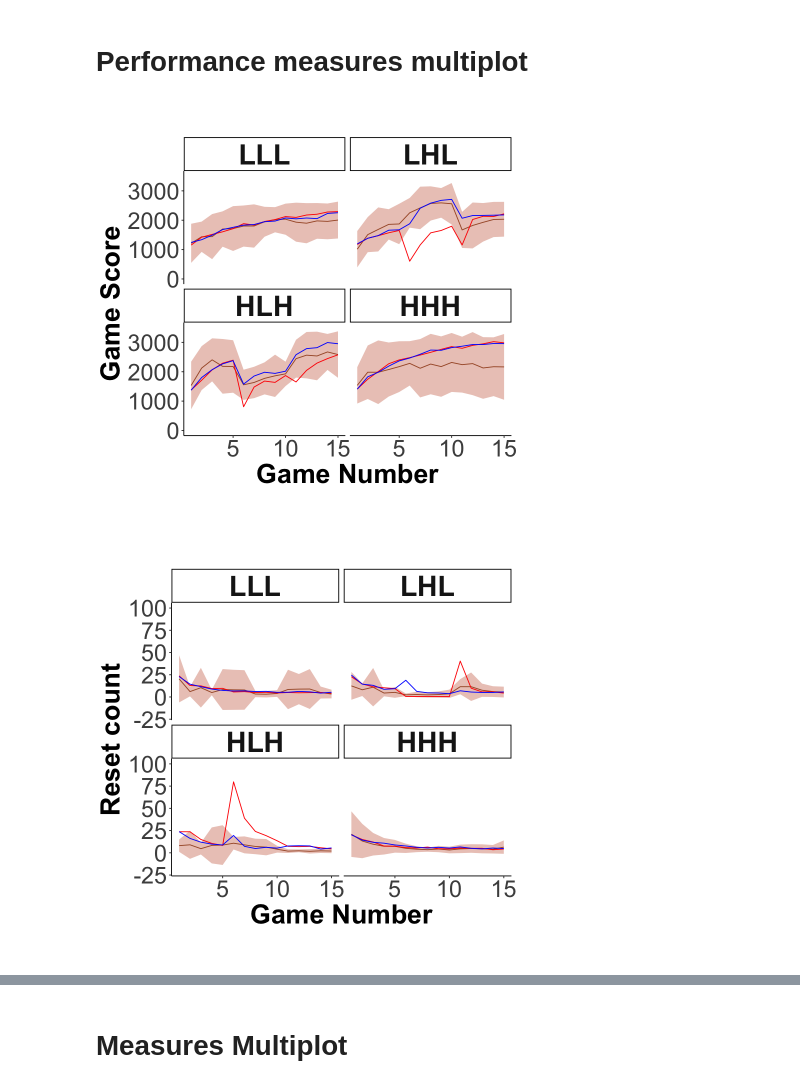
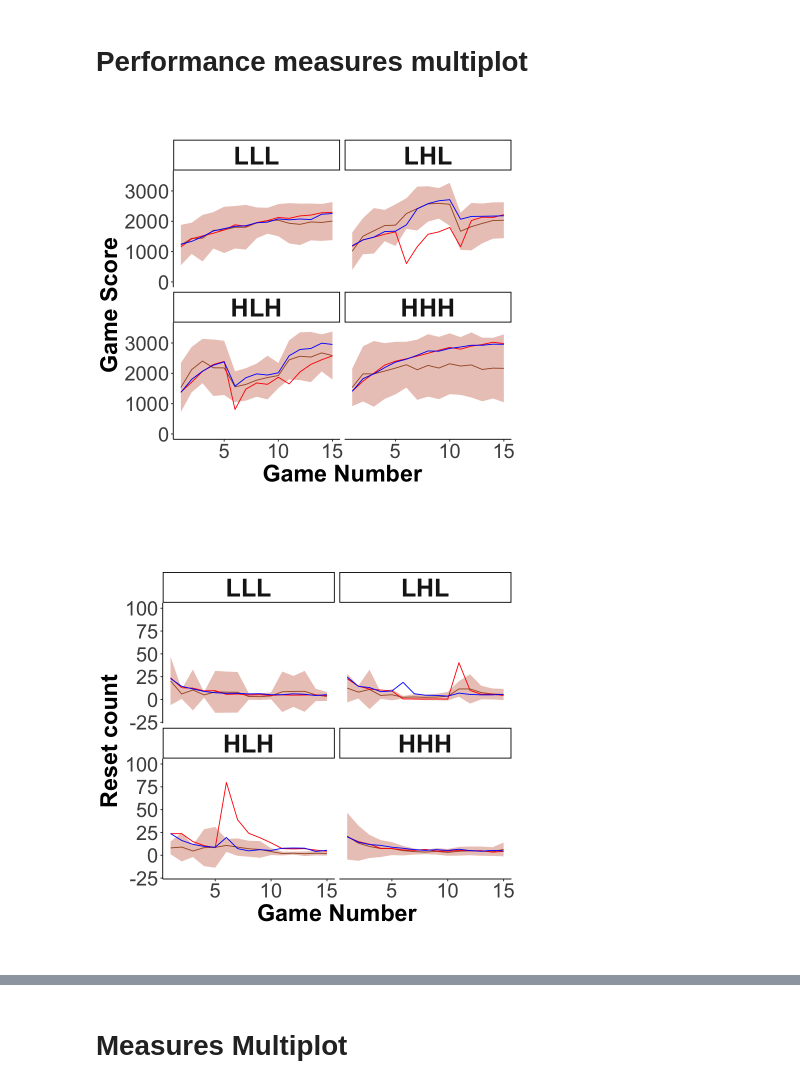
Before and after one commit to PierreGian/Skill_Transfer_Auto_Orbit, a Jupyter notebook: All_code/R_Analyses/R_scripts/Line_Graph_Script.ipynb, the cells around one changed output, grey strips where cells are left out. Cells and saved outputs as stored; diff of their text form; code cells hidden in the pictures.

```diff
--- a/All_code/R_Analyses/R_scripts/Line_Graph_Script.ipynb
+++ b/All_code/R_Analyses/R_scripts/Line_Graph_Script.ipynb
@@ -879,9 +882,9 @@ p2 <- ggplot(datac2) +  geom_line(aes(x=GameNb, y=Points,colour=Agent)) + geom_r
 #      geom_text(aes(x=14.7,y=50,label=paste(c(rep(rmsePerf2[1],15),rep(rmsePerf2[2],15),rep(rmsePerf2[3],15),rep(rmsePerf2[4],15)))), size=sz,color="red", hjust = 1) +
      theme_classic() +
      theme(plot.title = element_text(size=18,hjust=0.5),
-           axis.text = element_text(size = 28),
-           strip.text = element_text(size = 34,face ="bold"),
-           axis.title = element_text( size = 32, face = "bold" ),
+           axis.text = element_text(size = 24),
+           strip.text = element_text(size = 30,face ="bold"),
+           axis.title = element_text( size = 28, face = "bold" ),
            legend.text = element_text( size = 32),
            legend.title = element_text( size = 32),
            legend.position = 'none',
@@ -900,7 +903,7 @@ h1
 pathFig <- '../Figures/Performance_lines.png'
 ggsave(pathFig,h1,width=20,height=15)
 # %% [output]
-[figure, old version]
+[figure, new version]
 # %%
 #Resets
 Shaded <- data %>% filter(NewTracker=='Human')
@@ -916,37 +919,37 @@ p3 <- ggplot(datac3) +  geom_line(aes(x=GameNb, y=Resets,colour=Agent)) + geom_r
 #     geom_text(aes(x=14.5,y=85,label=paste("r=", c(rep(corRe[1],15),rep(corRe[2],15),rep(corRe[3],15),rep(corRe[4],15)))), size=sz,color="black", hjust=1) +
 #     geom_text(aes(x=14.5,y=65,label=paste("RMSE=", c(rep(rmseRe[1],15),rep(rmseRe[2],15),rep(rmseRe[3],15),rep(rmseRe[4],15)))), size=sz,color="black", hjust=1) +
 #      geom_text(aes(x=8.9,y=95,label="r ="), size=sz,color="black", hjust = 0) +
 #      geom_text(aes(x=12.2,y=95,label=paste(c(rep(corRe[1],15),rep(corRe[2],15),rep(corRe[3],15),rep(corRe[4],15)))), size=sz,color="blue", hjust = 1) +
 #      geom_text(aes(x=12.22,y=95,label=","), size=sz,color="black", hjust = 0) +
 #      geom_text(aes(x=15,y=95,label=paste(c(rep(corRe2[1],15),rep(corRe2[2],15),rep(corRe2[3],15),rep(corRe2[4],15)))), size=sz,color="red", hjust = 1) +
 #      geom_text(aes(x=6.4,y=95,label="RMSE ="), size=sz,color="black", hjust = 0) +
 #      geom_text(aes(x=12.2,y=95,label=paste(c(rep(rmseRe[1],15),rep(rmseRe[2],15),rep(rmseRe[3],15),rep(rmseRe[4],15)))), size=sz,color="blue", hjust = 1) +
 #      geom_text(aes(x=12.22,y=95,label=","), size=sz,color="black", hjust = 0) +
 #      geom_text(aes(x=15,y=95,label=paste(c(rep(rmseRe2[1],15),rep(rmseRe2[2],15),rep(rmseRe2[3],15),rep(rmseRe2[4],15)))), size=sz,color="red", hjust = 1) +
     theme_classic() +
     theme(plot.title = element_text(size=18,hjust=0.5),
-    axis.text = element_text(size = 28),
-    strip.text = element_text(size = 34,face ="bold"),
-    axis.title = element_text( size = 32, face = "bold" ),
+    axis.text = element_text(size = 24),
+    strip.text = element_text(size = 30,face ="bold"),
+    axis.title = element_text( size = 28, face = "bold" ),
     legend.text = element_text( size = 32),
     legend.title = element_text( size = 32),
     legend.position = 'none',
     aspect.ratio=ar2
     ) +
      guides(color = guide_legend(override.aes = list(size=2))) +
      scale_fill_manual(values = alpha(c("salmon3"), .4), name = "Variation (SD)") +
      scale_color_manual(values = c("red","blue","saddlebrown"), name = "Means") +
      scale_x_continuous(name="Game Number", breaks=seq(0,15,5)) +
      scale_y_continuous(name="Reset count", limits=c(-20, 100))
      #ggtitle("Resets over the games")
 p3 <- p3+ geom_line(data = datac_h1, aes(x=GameNb, y=Resets,color="1 Tracker")) +
       geom_line(data = datac_h2, aes(x=GameNb, y=Resets,color="2 Trackers"))
 h6 <- p3+facet_wrap(~ GameSpeed, labeller = labeller(GameSpeed = NewLabs), nrow = 2)
 h6
 pathFig <- '../Figures/Resets_lines.png'
 ggsave(pathFig,h6,width=20,height=15)
 # %% [output]
-[figure, old version]
+[figure, new version]
 # %%
 #Deflations
 
```
Also changed, not shown: parts of 8 cells of this notebook, 7 other files.
